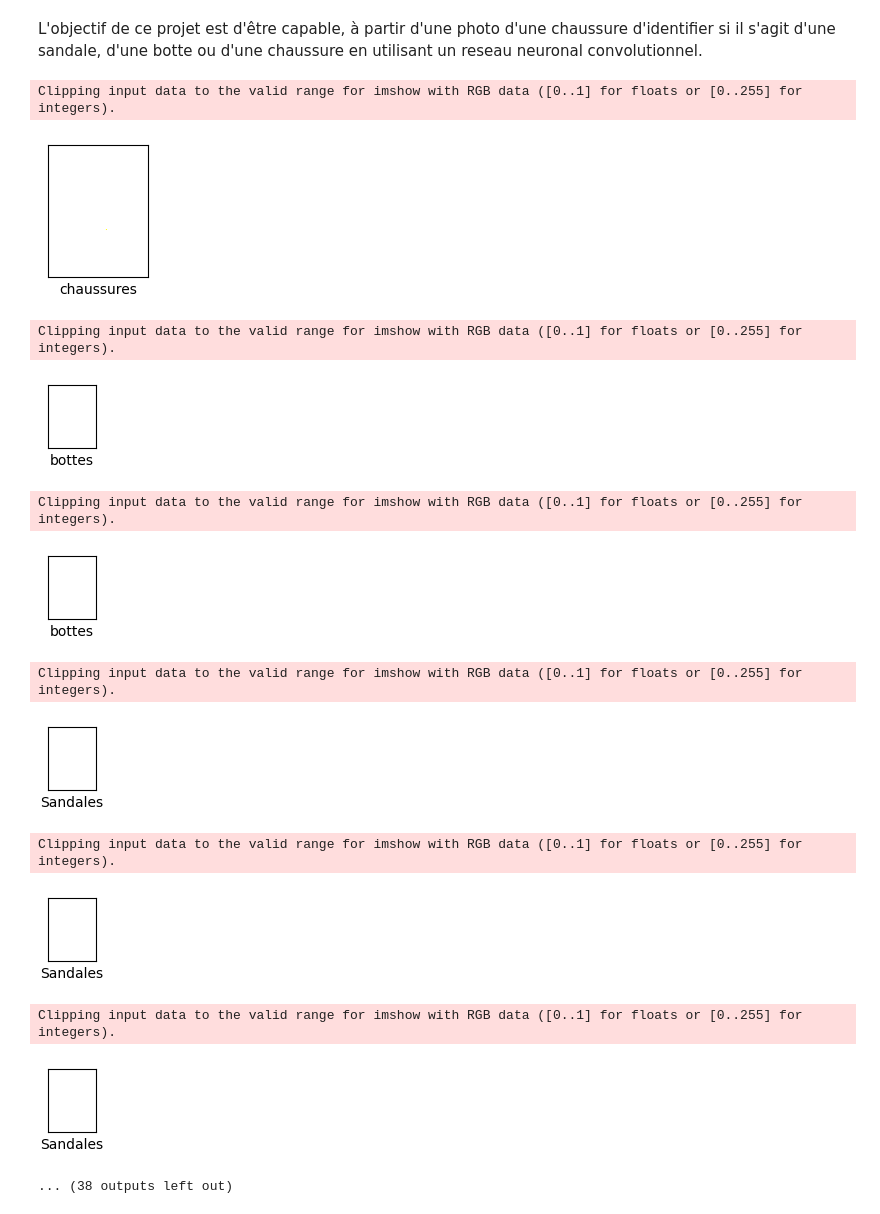
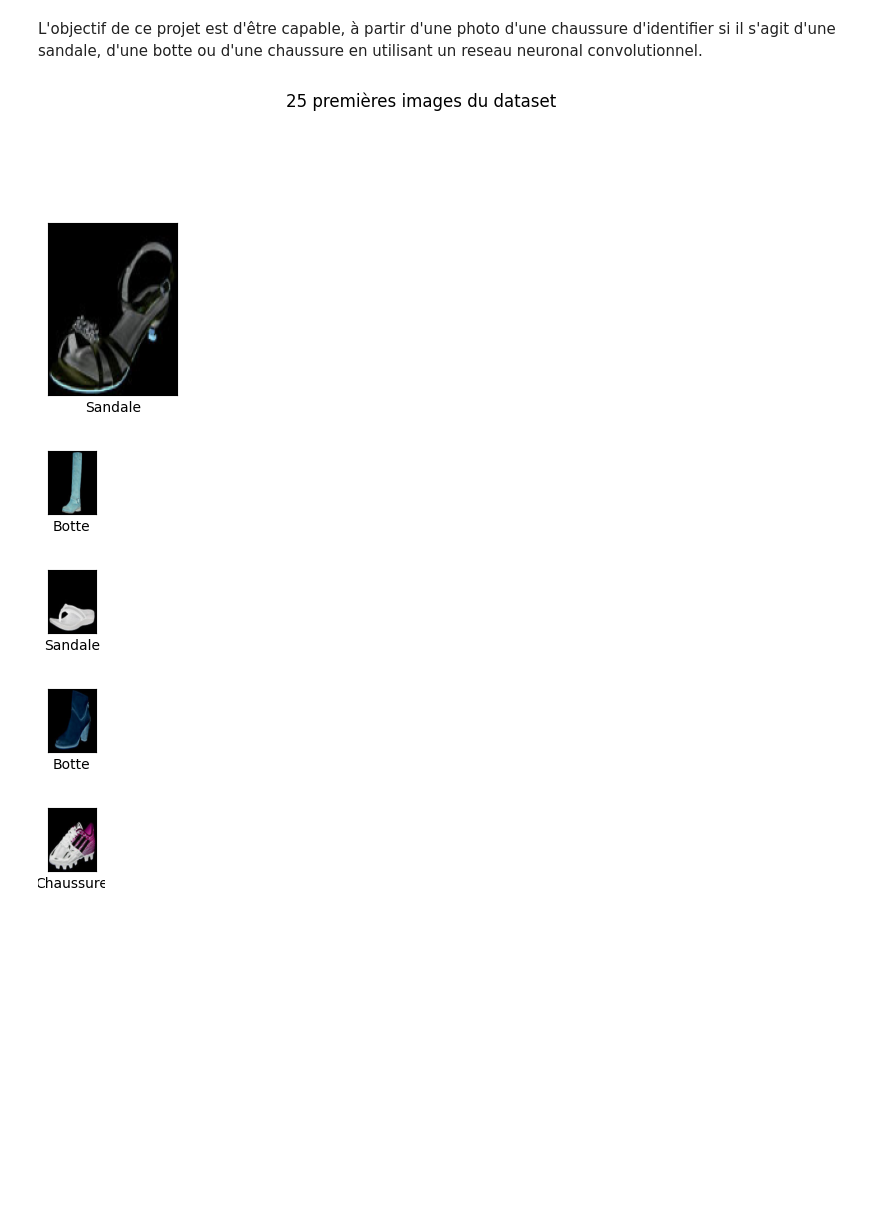
Before and after one commit to GuillaumeLeroy34/DeepLearningChaussuresBottesSandales, a Jupyter notebook: projet_final.ipynb, the cells around one changed output. Drawn from its saved outputs; the diff is of its cells as text; code cells hidden in the pictures; blank space fills up the shorter version.

Commit message:
images qui marchent

```diff
--- a/projet_final.ipynb
+++ b/projet_final.ipynb
@@ -19,7 +20,7 @@ image_height = 136
 dim= (102,136)
 #définition des labels
 
-classNames = ['Sandales','chaussures','bottes']
+classNames = ['Botte','Sandale','Chaussure']
 trainPath = "Shoe vs Sandal vs Boot Dataset"
 testPath = "Test"
 
@@ -34,51 +35,38 @@ def loadData():
             elif folder in 'Sandal': label = 1
             elif folder in 'Shoe': label = 2
             for file in tqdm(os.listdir(os.path.join(dataset,folder))):
                 imagePath = os.path.join(os.path.join(dataset,folder),file)
 
                 image = cv2.imread(imagePath)
                 image = cv2.cvtColor(image,cv2.COLOR_BGR2RGB)
                 image = cv2.resize(image,dim)
                 images.append(image)
                 labels.append(label)
 
     images = np.array(images,dtype='float32')
     labels =np.array(labels,dtype='int32')
     return images, labels
 
 
 images,labels = loadData()
 
 
-shuffle(images,labels, random_state=10)
-
-trainImages , testImages , trainLabels, testLabels = train_test_split(images,labels,test_size = 0.2)
 
 def displayExamples(images,labels):
-    fig= plt.figure(figsize= (10,10))
+    fig= plt.figure(figsize= (10,13))
     fig.suptitle("25 premières images du dataset")
-    for i in range (25):
+    for i in range (5):
         plt.subplot(5,5,i+1)
         plt.xticks([])
         plt.yticks([])
         plt.grid(False)
-        plt.imshow(images[i], cmap=plt.cm.binary)
+        plt.imshow((images[i]).astype(np.uint8))
         plt.xlabel(classNames[labels[i]])
         plt.show()
 # Créer le modèle
-
-displayExamples(trainImages,trainLabels)
 # %% [output]
-Clipping input data to the valid range for imshow with RGB data ([0..1] for floats or [0..255] for integers).
-[figure, old version]
+[figure, new version]
-Clipping input data to the valid range for imshow with RGB data ([0..1] for floats or [0..255] for integers).
-[figure, old version]
+[figure, new version]
-Clipping input data to the valid range for imshow with RGB data ([0..1] for floats or [0..255] for integers).
-[figure, old version]
+[figure, new version]
-Clipping input data to the valid range for imshow with RGB data ([0..1] for floats or [0..255] for integers).
-[figure, old version]
+[figure, new version]
-Clipping input data to the valid range for imshow with RGB data ([0..1] for floats or [0..255] for integers).
-[figure, old version]
+[figure, new version]
-Clipping input data to the valid range for imshow with RGB data ([0..1] for floats or [0..255] for integers).
-[figure, removed]
-... (38 outputs left out)
```
Also changed, not shown: parts of 4 cells of this notebook.
